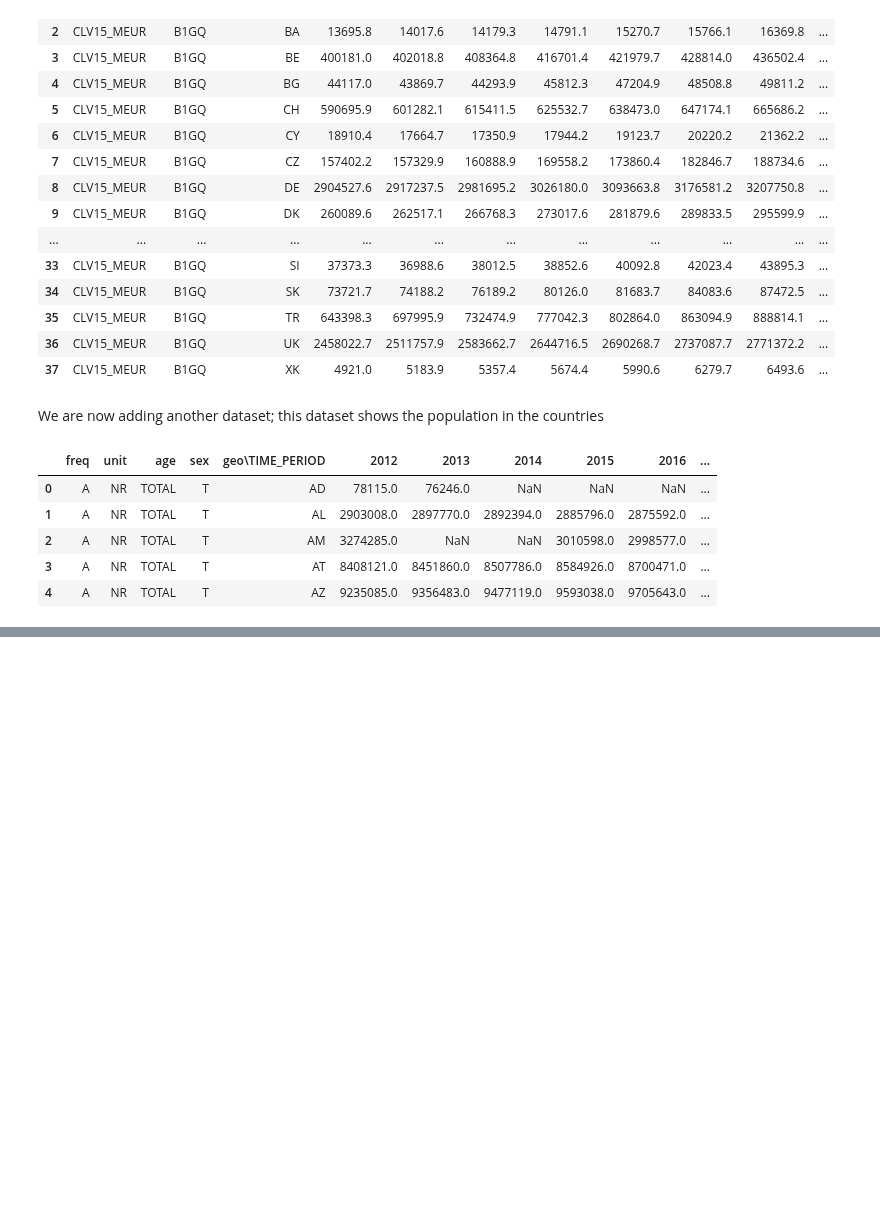
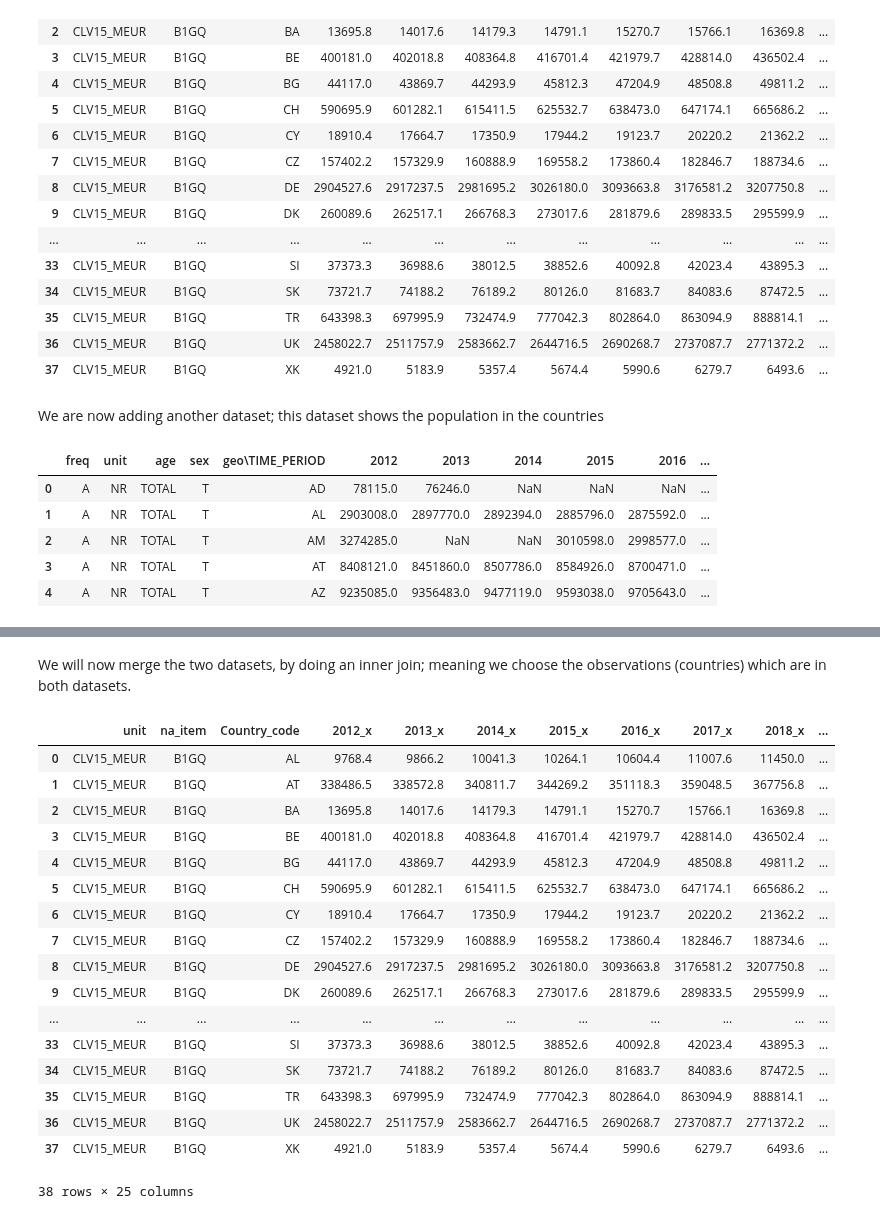
Before and after one commit to NumEconCopenhagen/projects-2023-jt, a Jupyter notebook: dataproject/DP.ipynb, the cells around one changed output, grey strips where cells are left out. Saved outputs shown, nothing was run; the diff lists cells and outputs as text; code cells hidden in the pictures; blank space fills up the shorter version.

```diff
--- a/dataproject/DP.ipynb
+++ b/dataproject/DP.ipynb
@@ -187,0 +188,25 @@ population.drop(columns=del_coloumns)
+# %% [markdown]
+We will now merge the two datasets, by doing an inner join;
+meaning we choose the observations (countries) which are in both datasets.
+# %%
+inner = pd.merge(gdp, population, how = 'inner' , on = ['Country_code' ])
+inner
+# %% [output]
+|  | unit | na_item | Country_code | 2012_x | 2013_x | 2014_x | 2015_x | 2016_x | 2017_x | 2018_x | ... |
+| 0 | CLV15_MEUR | B1GQ | AL | 9768.4 | 9866.2 | 10041.3 | 10264.1 | 10604.4 | 11007.6 | 11450.0 | ... |
+| 1 | CLV15_MEUR | B1GQ | AT | 338486.5 | 338572.8 | 340811.7 | 344269.2 | 351118.3 | 359048.5 | 367756.8 | ... |
+| 2 | CLV15_MEUR | B1GQ | BA | 13695.8 | 14017.6 | 14179.3 | 14791.1 | 15270.7 | 15766.1 | 16369.8 | ... |
+| 3 | CLV15_MEUR | B1GQ | BE | 400181.0 | 402018.8 | 408364.8 | 416701.4 | 421979.7 | 428814.0 | 436502.4 | ... |
+| 4 | CLV15_MEUR | B1GQ | BG | 44117.0 | 43869.7 | 44293.9 | 45812.3 | 47204.9 | 48508.8 | 49811.2 | ... |
+| 5 | CLV15_MEUR | B1GQ | CH | 590695.9 | 601282.1 | 615411.5 | 625532.7 | 638473.0 | 647174.1 | 665686.2 | ... |
+| 6 | CLV15_MEUR | B1GQ | CY | 18910.4 | 17664.7 | 17350.9 | 17944.2 | 19123.7 | 20220.2 | 21362.2 | ... |
+| 7 | CLV15_MEUR | B1GQ | CZ | 157402.2 | 157329.9 | 160888.9 | 169558.2 | 173860.4 | 182846.7 | 188734.6 | ... |
+| 8 | CLV15_MEUR | B1GQ | DE | 2904527.6 | 2917237.5 | 2981695.2 | 3026180.0 | 3093663.8 | 3176581.2 | 3207750.8 | ... |
+| 9 | CLV15_MEUR | B1GQ | DK | 260089.6 | 262517.1 | 266768.3 | 273017.6 | 281879.6 | 289833.5 | 295599.9 | ... |
+| ... | ... | ... | ... | ... | ... | ... | ... | ... | ... | ... | ... |
+| 33 | CLV15_MEUR | B1GQ | SI | 37373.3 | 36988.6 | 38012.5 | 38852.6 | 40092.8 | 42023.4 | 43895.3 | ... |
+| 34 | CLV15_MEUR | B1GQ | SK | 73721.7 | 74188.2 | 76189.2 | 80126.0 | 81683.7 | 84083.6 | 87472.5 | ... |
+| 35 | CLV15_MEUR | B1GQ | TR | 643398.3 | 697995.9 | 732474.9 | 777042.3 | 802864.0 | 863094.9 | 888814.1 | ... |
+| 36 | CLV15_MEUR | B1GQ | UK | 2458022.7 | 2511757.9 | 2583662.7 | 2644716.5 | 2690268.7 | 2737087.7 | 2771372.2 | ... |
+| 37 | CLV15_MEUR | B1GQ | XK | 4921.0 | 5183.9 | 5357.4 | 5674.4 | 5990.6 | 6279.7 | 6493.6 | ... |
+38 rows × 25 columns
```
Also changed, not shown: parts of 4 cells of this notebook.
